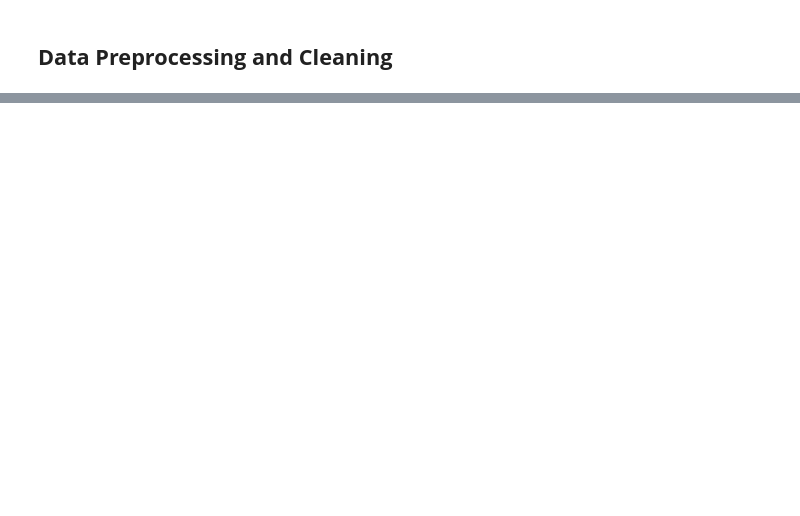
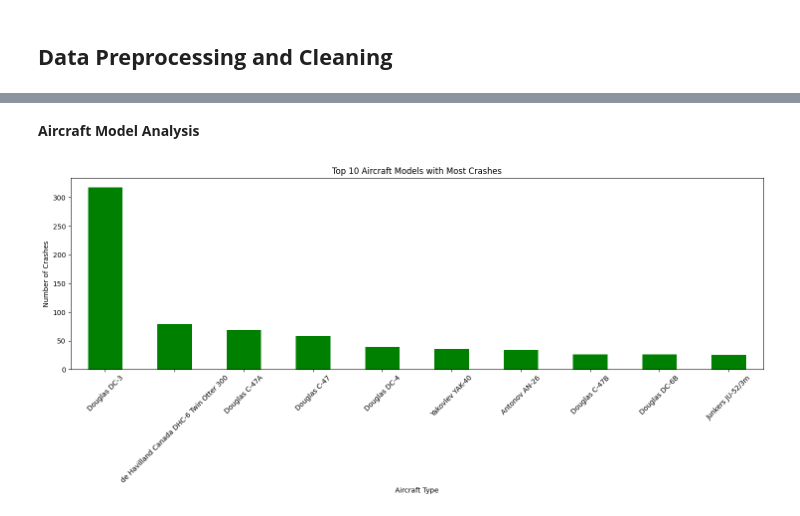
Before and after one commit to Suh716/Airplane-Crash-Data-Analysis-and-EDAs, a Jupyter notebook: airplane_crash_data_analysis.ipynb, the cells around one changed output, grey strips where cells are left out. Saved outputs shown, nothing was run; the diff lists cells and outputs as text; code cells hidden in the pictures; blank space fills up the shorter version.

```diff
--- a/airplane_crash_data_analysis.ipynb
+++ b/airplane_crash_data_analysis.ipynb
@@ -31,0 +198,16 @@ display(combined_df)
+# %% [markdown]
+**Aircraft Model Analysis**
+# %%
+# Count crashes per aircraft model
+top_aircrafts = df['Type'].value_counts().head(10)
+
+# Plot
+plt.figure(figsize=(18, 5))
+top_aircrafts.plot(kind='bar', color='green')
+plt.xlabel("Aircraft Type")
+plt.ylabel("Number of Crashes")
+plt.title("Top 10 Aircraft Models with Most Crashes")
+plt.xticks(rotation=45)
+plt.show()
+# %% [output]
+[figure, added]
```
Also changed, not shown: parts of 26 cells of this notebook.
